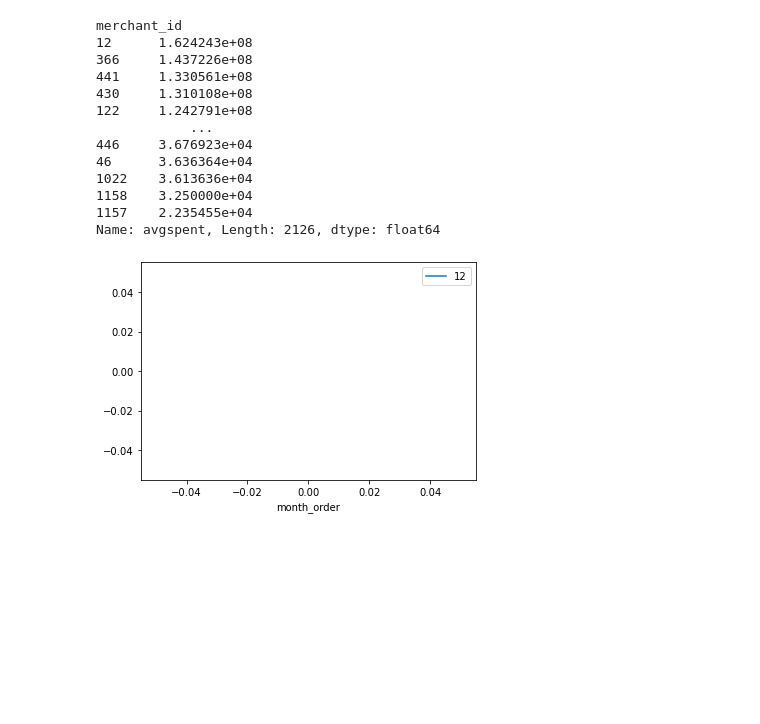
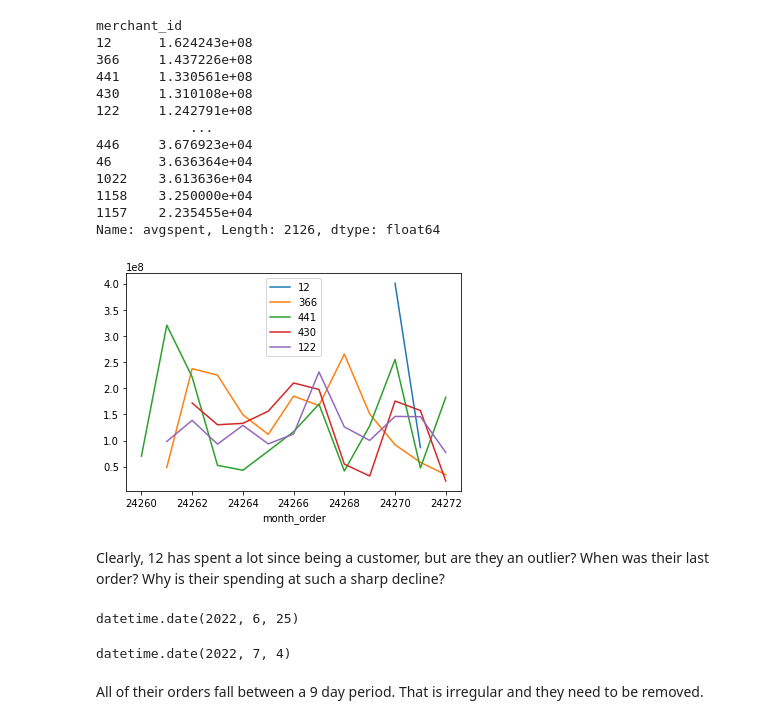
Before and after one commit to graceflitsch/DataScience, a Jupyter notebook: GNB3.ipynb, the cells around one changed output. Drawn from its saved outputs; the diff is of its cells as text; code cells hidden in the pictures; blank space fills up the shorter version.

```diff
--- a/GNB3.ipynb
+++ b/GNB3.ipynb
@@ -423,7 +423,19 @@ Name: avgspent, Length: 2126, dtype: float64
 # %%
 options = [12, 366, 441, 430, 122]
 # %%
-for i in range(1):
+for i in range(5):
     baskets[baskets['merchant_id']==options[i]].groupby('month_order')['spent'].sum().plot().legend([12, 366, 441, 430, 122],fancybox = True)
 # %% [output]
-[figure, old version]
+[figure, new version]
+# %% [markdown]
+Clearly, 12 has spent a lot since being a customer, but are they an outlier? When was their last order? Why is their spending at such a sharp decline?
+# %%
+baskets[baskets['merchant_id']==12].date.min()
+# %% [output]
+datetime.date(2022, 6, 25)
+# %%
+baskets[baskets['merchant_id']==12].date.max()
+# %% [output]
+datetime.date(2022, 7, 4)
+# %% [markdown]
+All of their orders fall between a 9 day period. That is irregular and they need to be removed.
```
Also changed, not shown: parts of 9 cells of this notebook.
